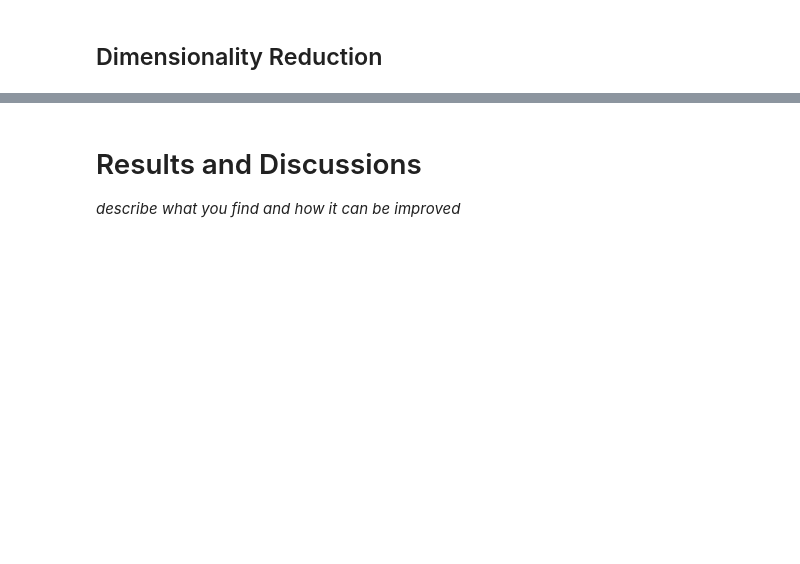
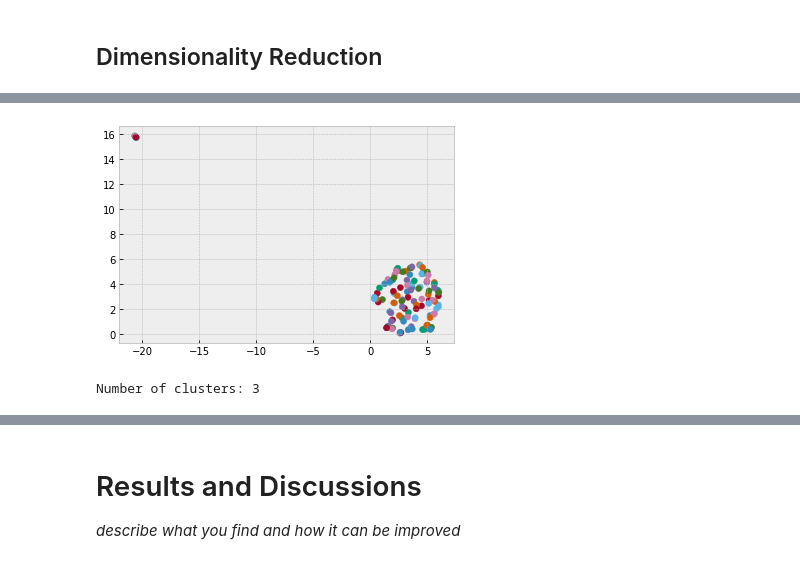
Before and after one commit to elvyna/data-analysis, a Jupyter notebook: jupyter-notebook/2018-11-12 Taylor Swift Song Lyrics.ipynb, the cells around one changed output, grey strips where cells are left out. Drawn from its saved outputs; the diff is of its cells as text; code cells hidden in the pictures; blank space fills up the shorter version.

```diff
--- a/jupyter-notebook/2018-11-12 Taylor Swift Song Lyrics.ipynb
+++ b/jupyter-notebook/2018-11-12 Taylor Swift Song Lyrics.ipynb
@@ -196,0 +239,23 @@ Dimension after t-SNE:  (131, 2)
+# %%
+import umap
+
+reducer = umap.UMAP(n_components=2,
+                    n_neighbors=10,
+                    random_state=101)
+embedding = reducer.fit_transform(tsne_tfidf)
+# %%
+plt.scatter(embedding[:, 0], embedding[:, 1], c=[sns.color_palette()[x] for x in range(0,df_song.year.nunique())]);
+# %% [output]
+[figure, added]
+# %%
+# from sklearn.cluster import DBSCAN
+import hdbscan
+
+# clf = DBSCAN()
+clf = hdbscan.HDBSCAN()
+clf.fit(tsne_tfidf)
+print('Number of clusters: {}'.format(len(np.unique(clf.labels_))))
+
+df_song['cluster'] = clf.labels_
+# %% [output]
+Number of clusters: 3
```
Also changed, not shown: parts of 25 cells of this notebook.
